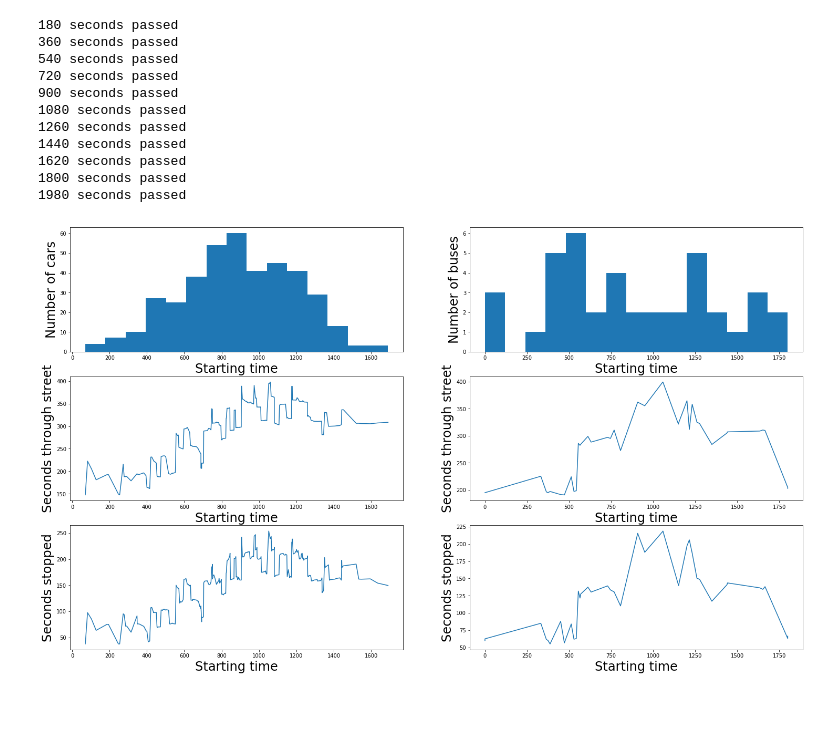
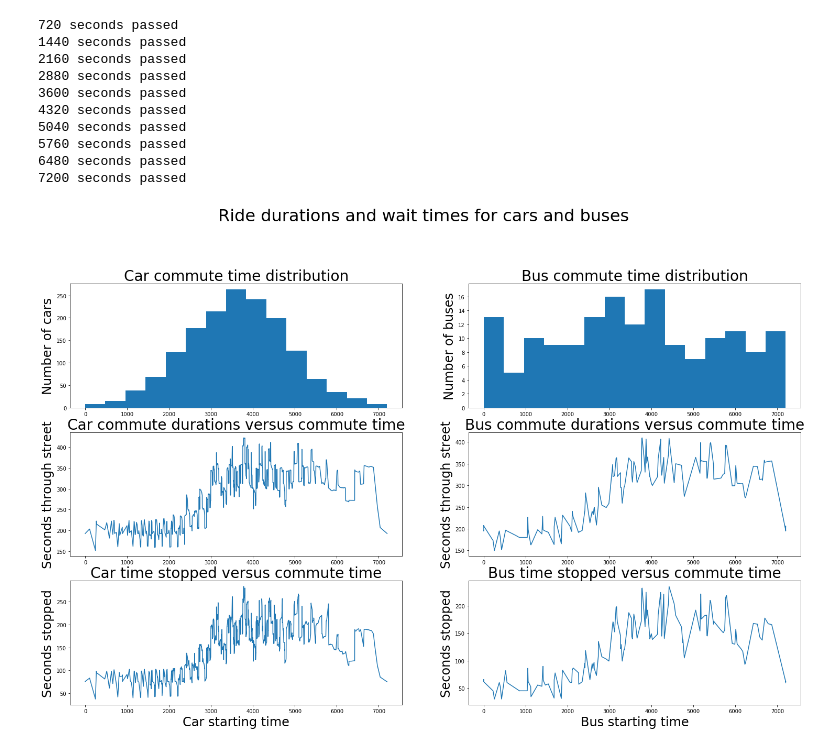
Before and after one commit to OKRobot/RoadSimulator, a Jupyter notebook: Traffic Simulator.ipynb, the cells around one changed output. Drawn from its saved outputs; the diff is of its cells as text; code cells hidden in the pictures; blank space fills up the shorter version.

Commit message:
Simulation working and producing expected results

```diff
--- a/Traffic Simulator.ipynb
+++ b/Traffic Simulator.ipynb
@@ -36,9 +36,9 @@ NUM_LANES = 1
 SPEED_LIMIT = 30 # Defines the max speed for all vehicles
 SPACING = 2 # meters between cars
 STARTING_SPEED = SPEED_LIMIT/5
-SIMULATION_DURATION = 1800 # half hour
-TOTAL_CARS = 400
-TOTAL_BUSES = 40
+SIMULATION_DURATION = 7200 # two hours
+TOTAL_CARS = 1600
+TOTAL_BUSES = 160
 SECONDS_TO_PRINT = SIMULATION_DURATION/10
 
 assert(SPEED_LIMIT*TIMESTEP < SPACING*0.5) # should guarantee stopping in time
@@ -372,7 +372,7 @@ c_start_times.sort()
 
 b_start_times = []
 for _ in range(TOTAL_BUSES):
-    b_start_times.append(((int(min(SIMULATION_DURATION,max(0,np.random.normal(peak, 2*std_dev))))),True))
+    b_start_times.append(((int(min(SIMULATION_DURATION,max(0,np.random.normal(peak, std_dev))))),True))
 b_start_times.sort()
 
 start_times = c_start_times + b_start_times
@@ -395,61 +395,69 @@ for second, bus in start_times:
 road = Road(LIGHT_LOCATIONS, LIGHT_DUTIES, LIGHT_CYCLES, LIGHT_PHASES, NUM_LANES)
 road.simulate(new_vehicles, TIMESTEP)
 # %% [output]
-180 seconds passed
-360 seconds passed
-540 seconds passed
 720 seconds passed
-900 seconds passed
-1080 seconds passed
-1260 seconds passed
 1440 seconds passed
-1620 seconds passed
-1800 seconds passed
-1980 seconds passed
+2160 seconds passed
+2880 seconds passed
+3600 seconds passed
+4320 seconds passed
+5040 seconds passed
+5760 seconds passed
+6480 seconds passed
+7200 seconds passed
 # %%
 plt.subplots(figsize = [25,20])
+plt.suptitle("Ride durations and wait times for cars and buses", fontsize=32)
+
 
 plt.subplot(4,2,1)
 plt.hist(car_start_times, bins=15)
-plt.xlabel("Starting time", fontsize=24)
+# plt.xlabel("Car Starting time", fontsize=24)
 plt.ylabel("Number of cars", fontsize=24)
+plt.title("Car commute time distribution", fontsize = 28)
 
 plt.subplot(4,2,2)
 plt.hist(bus_start_times, bins=15)
-plt.xlabel("Starting time", fontsize=24)
+# plt.xlabel("Bus Starting time", fontsize=24)
 plt.ylabel("Number of buses", fontsize=24)
+plt.title("Bus commute time distribution", fontsize = 28)
 
 plt.subplot(4,2,3)
 plt.plot(car_start_times, CAR_DURATIONS)
-plt.xlabel("Starting time",fontsize=24)
+# plt.xlabel("Car starting time",fontsize=24)
 plt.ylabel("Seconds through street",fontsize=24)
+plt.title("Car commute durations versus commute time", fontsize = 28)
 
 plt.subplot(4,2,4)
 plt.plot(bus_start_times, BUS_DURATIONS)
-plt.xlabel("Starting time",fontsize=24)
+# plt.xlabel("Bus starting time",fontsize=24)
 plt.ylabel("Seconds through street",fontsize=24)
+plt.title("Bus commute durations versus commute time", fontsize = 28)
 
 plt.subplot(4,2,5)
 plt.plot(car_start_times, CAR_STOP_DURATIONS)
-plt.xlabel("Starting time",fontsize=24)
+plt.xlabel("Car starting time",fontsize=24)
 plt.ylabel("Seconds stopped",fontsize=24)
+plt.title("Car time stopped versus commute time", fontsize = 28)
 
 plt.subplot(4,2,6)
 plt.plot(bus_start_times, BUS_STOP_DURATIONS)
-plt.xlabel("Starting time",fontsize=24)
+plt.xlabel("Bus starting time",fontsize=24)
 plt.ylabel("Seconds stopped",fontsize=24)
+plt.title("Bus time stopped versus commute time", fontsize = 28)
+
 
 # plt.subplot(4,2,7)
 # plt.plot(car_start_times, CAR_QUEUE_DURATIONS)
 # plt.xlabel("Starting time",fontsize=24)
 # plt.ylabel("Seconds queued",fontsize=24)
 
 # plt.subplot(4,2,8)
 # plt.plot(bus_start_times, BUS_QUEUE_DURATIONS)
 # plt.xlabel("Starting time",fontsize=24)
 # plt.ylabel("Seconds queued",fontsize=24)
 
 
 plt.show()
 # %% [output]
-[figure, old version]
+[figure, new version]
```
Also changed, not shown: 1 other file.
